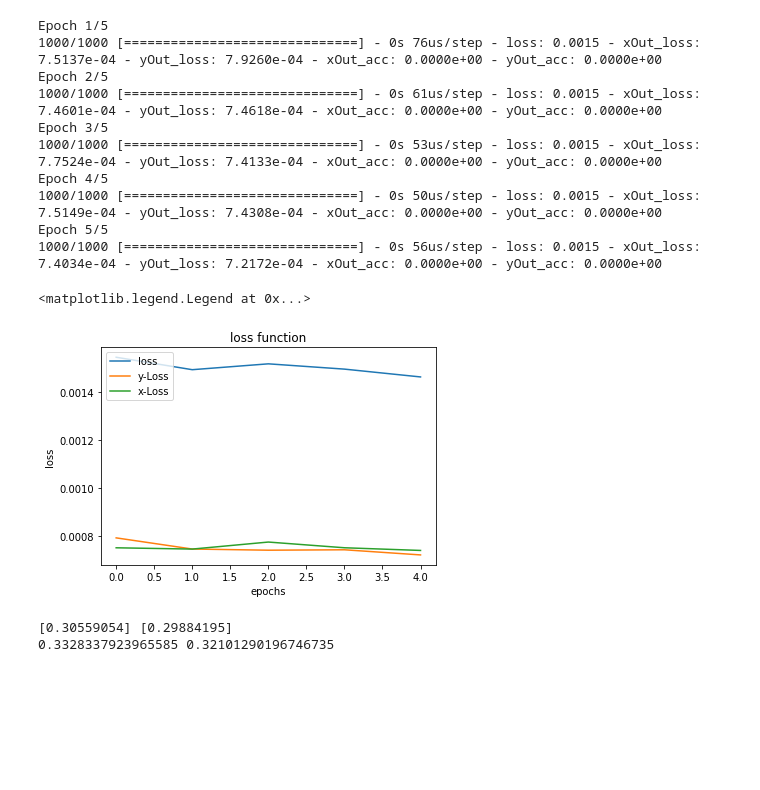
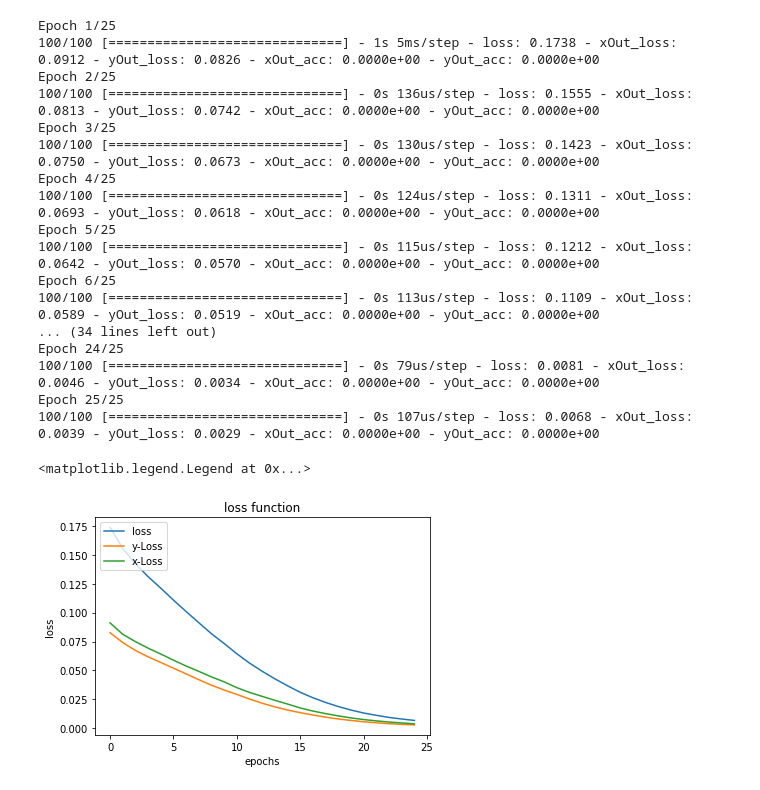
Before and after one commit to Duciwuci/PBLV_Neuronal_Network, a Jupyter notebook: Neuronal_Network.ipynb, the cells around one changed output. Saved outputs shown, nothing was run; the diff lists cells and outputs as text; code cells hidden in the pictures; blank space fills up the shorter version.

Commit message:
value graphs

```diff
--- a/Neuronal_Network.ipynb
+++ b/Neuronal_Network.ipynb
@@ -20,7 +20,7 @@ OUTPUT_NODES = DIMENSIONS
 # %%
 #Generate train data
 
-distances, datapoints, sensors = tdg.generateStatic4PointIO(1000,2,COORDINATE_SYSTEM)
+distances, datapoints, sensors = tdg.generateStatic4PointIO(100,2,COORDINATE_SYSTEM)
 
 
 xOut_Train = []
@@ -41,32 +41,31 @@ model = keras.models.Model(inputs=inp, outputs=[xOut, yOut])
 
 model.compile(optimizer='adam', loss='mean_squared_error', metrics=['accuracy'])
 # %%
-hist = model.fit(distances,[xOut_Train, yOut_Train,],epochs =5)
+hist = model.fit(distances,[xOut_Train, yOut_Train,],epochs =25)
 plt.title('loss function')
 plt.xlabel('epochs')
 plt.ylabel('loss')
 plt.plot(hist.history['loss'])
 plt.plot(hist.history['yOut_loss'])
 plt.plot(hist.history['xOut_loss'])
 plt.legend(['loss', 'y-Loss', 'x-Loss'], loc='upper left')
 # %% [output]
-Epoch 1/5
-1000/1000 [==============================] - 0s 76us/step - loss: 0.0015 - xOut_loss: 7.5137e-04 - yOut_loss: 7.9260e-04 - xOut_acc: 0.0000e+00 - yOut_acc: 0.0000e+00
-Epoch 2/5
-1000/1000 [==============================] - 0s 61us/step - loss: 0.0015 - xOut_loss: 7.4601e-04 - yOut_loss: 7.4618e-04 - xOut_acc: 0.0000e+00 - yOut_acc: 0.0000e+00
-Epoch 3/5
-1000/1000 [==============================] - 0s 53us/step - loss: 0.0015 - xOut_loss: 7.7524e-04 - yOut_loss: 7.4133e-04 - xOut_acc: 0.0000e+00 - yOut_acc: 0.0000e+00
-Epoch 4/5
-1000/1000 [==============================] - 0s 50us/step - loss: 0.0015 - xOut_loss: 7.5149e-04 - yOut_loss: 7.4308e-04 - xOut_acc: 0.0000e+00 - yOut_acc: 0.0000e+00
-Epoch 5/5
-1000/1000 [==============================] - 0s 56us/step - loss: 0.0015 - xOut_loss: 7.4034e-04 - yOut_loss: 7.2172e-04 - xOut_acc: 0.0000e+00 - yOut_acc: 0.0000e+00
+Epoch 1/25
+100/100 [==============================] - 1s 5ms/step - loss: 0.1738 - xOut_loss: 0.0912 - yOut_loss: 0.0826 - xOut_acc: 0.0000e+00 - yOut_acc: 0.0000e+00
+Epoch 2/25
+100/100 [==============================] - 0s 136us/step - loss: 0.1555 - xOut_loss: 0.0813 - yOut_loss: 0.0742 - xOut_acc: 0.0000e+00 - yOut_acc: 0.0000e+00
+Epoch 3/25
+100/100 [==============================] - 0s 130us/step - loss: 0.1423 - xOut_loss: 0.0750 - yOut_loss: 0.0673 - xOut_acc: 0.0000e+00 - yOut_acc: 0.0000e+00
+Epoch 4/25
+100/100 [==============================] - 0s 124us/step - loss: 0.1311 - xOut_loss: 0.0693 - yOut_loss: 0.0618 - xOut_acc: 0.0000e+00 - yOut_acc: 0.0000e+00
+Epoch 5/25
+100/100 [==============================] - 0s 115us/step - loss: 0.1212 - xOut_loss: 0.0642 - yOut_loss: 0.0570 - xOut_acc: 0.0000e+00 - yOut_acc: 0.0000e+00
+Epoch 6/25
+100/100 [==============================] - 0s 113us/step - loss: 0.1109 - xOut_loss: 0.0589 - yOut_loss: 0.0519 - xOut_acc: 0.0000e+00 - yOut_acc: 0.0000e+00
+... (34 lines left out)
+Epoch 24/25
+100/100 [==============================] - 0s 79us/step - loss: 0.0081 - xOut_loss: 0.0046 - yOut_loss: 0.0034 - xOut_acc: 0.0000e+00 - yOut_acc: 0.0000e+00
+Epoch 25/25
+100/100 [==============================] - 0s 107us/step - loss: 0.0068 - xOut_loss: 0.0039 - yOut_loss: 0.0029 - xOut_acc: 0.0000e+00 - yOut_acc: 0.0000e+00
 <matplotlib.legend.Legend at 0x...>
-[figure, old version]
+[figure, new version]
-# %%
-result = model.predict(distances)
-
-print(result[0][0], result[1][0])
-print(xOut_Train[0], yOut_Train[0])
-# %% [output]
-[0.30559054] [0.29884195]
-0.3328337923965585 0.32101290196746735
```
Also changed, not shown: parts of 3 cells of this notebook.
